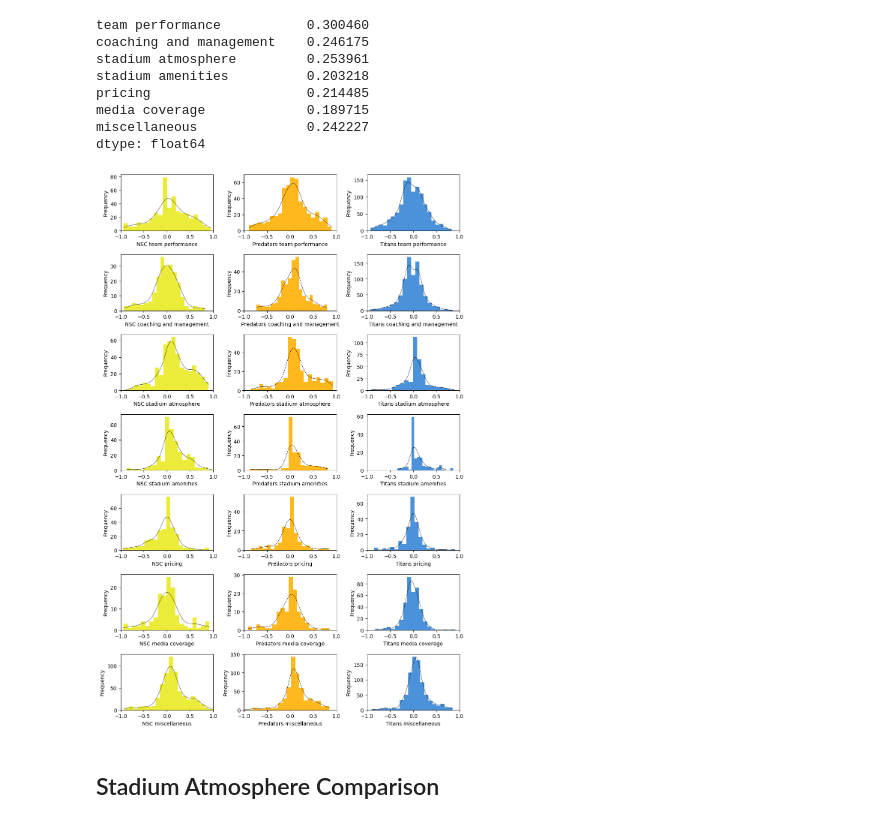
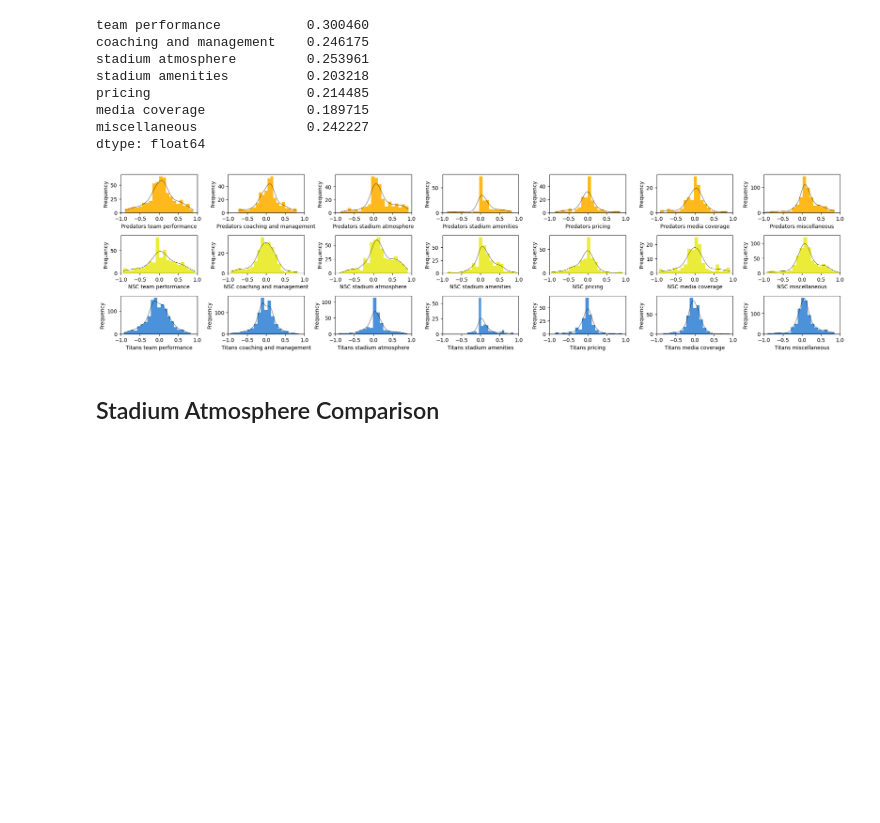
Before and after one commit to SovannChang/NSC-Capstone, a Jupyter notebook: First Analysis.ipynb, the cells around one changed output. Saved outputs shown, nothing was run; the diff lists cells and outputs as text; code cells hidden in the pictures; blank space fills up the shorter version.

Commit message:
Changing plots to horizontal

```diff
--- a/First Analysis.ipynb
+++ b/First Analysis.ipynb
@@ -70,10 +70,10 @@ titans.tail()
 # %% [markdown]
 ## General Sentiment Comparison
 # %%
-team_dfs = [nsc, preds, titans]
-team_df_names = ["NSC", "Predators", "Titans"]
+team_dfs = [preds, nsc , titans]
+team_df_names = ["Predators", "NSC", "Titans"]
 aspects = ["team performance", "coaching and management", "stadium atmosphere", "stadium amenities", "pricing", "media coverage", "miscellaneous"]
-colors = ["#EBEC39", "#FFB81D", "#4B92DB"]
+colors = ["#FFB81D", "#EBEC39", "#4B92DB"]
 # %%
 nsc.loc[:, aspects].mean()
 # %% [output]
@@ -143,35 +143,35 @@ dtype: float64
 # %%
 num_aspects = len(aspects)
 num_teams = 3
 
-fig, axs = plt.subplots(num_aspects, num_teams, figsize=(10, 15))
+fig, axs = plt.subplots(num_teams, num_aspects, figsize=(20, 5))
 
 for i, df in enumerate(team_dfs):
     for j in range(len(aspects)):
-        ax = axs[j][i]
+        ax = axs[i][j]
 
         # Plot the histogram
         data = team_dfs[i].loc[1:, aspects[j]].dropna().values
         ax.hist(data, bins=20, color=colors[i], label='Histogram')
 
         # Compute kernel density estimate
         kde = gaussian_kde(data)
 
         # Create a range of x values for the plot
         x_vals = np.linspace(data.min(), data.max(), 100)
 
         # Plot the KDE on the same Axes
         ax.plot(x_vals, kde(x_vals) * len(data) * (data.max() - data.min()) / 20, color="black", label='KDE', lw=0.5)
 
         ax.set_title('')
         ax.set_xlabel(f'{team_df_names[i]} {aspects[j]}')
         ax.set_ylabel('Frequency')
         ax.set_xlim(-1, 1)
 
 plt.tight_layout()
 plt.show()
 # %% [output]
-[figure, old version]
+[figure, new version]
 # %% [markdown]
 ## Stadium Atmosphere Comparison
 # %% [markdown]
```
Also changed, not shown: parts of 14 cells of this notebook.
